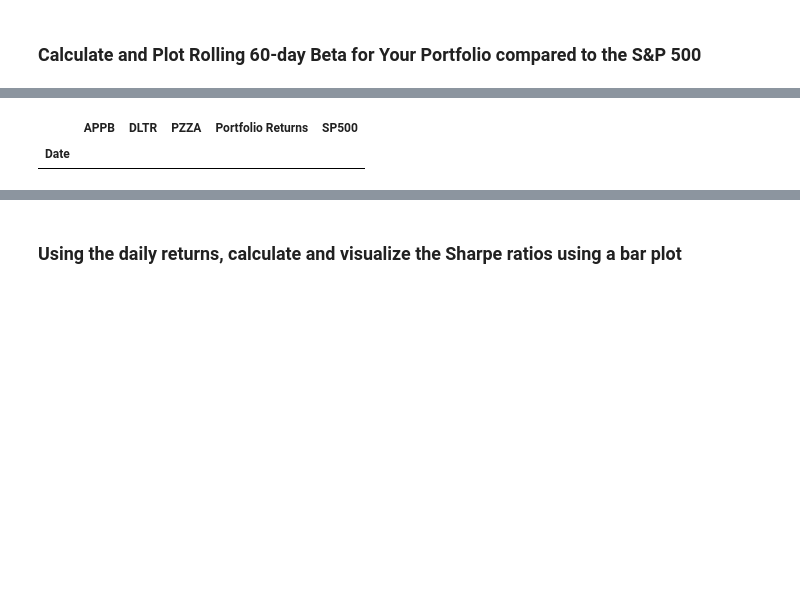
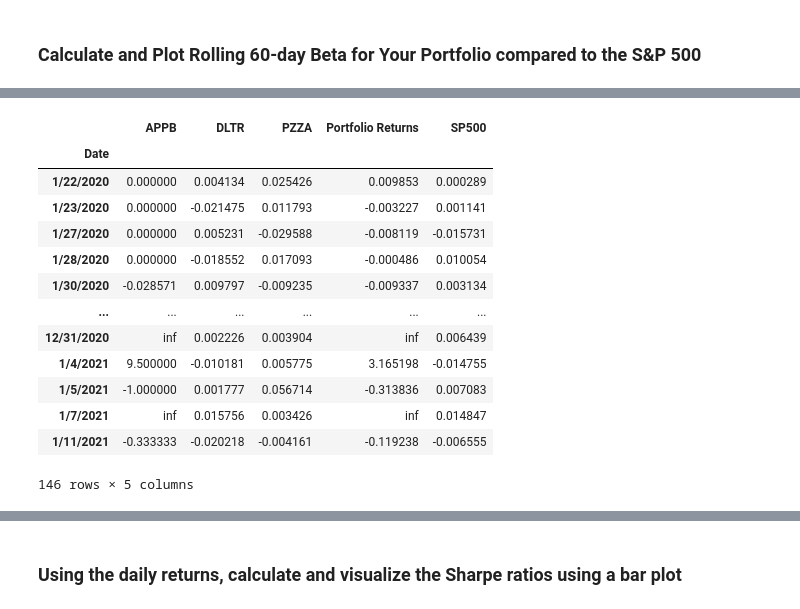
Before and after one commit to EvitaL1983/Pandas-Homework, a Jupyter notebook: Code/Starter_Code/whale_analysis.ipynb, the cells around one changed output, grey strips where cells are left out. Drawn from its saved outputs; the diff is of its cells as text; code cells hidden in the pictures; blank space fills up the shorter version.

```diff
--- a/Code/Starter_Code/whale_analysis.ipynb
+++ b/Code/Starter_Code/whale_analysis.ipynb
@@ -735,19 +735,18 @@ correlation = joined_df.corr().plot()
 ### Calculate and Plot Rolling 60-day Beta for Your Portfolio compared to the S&P 500
 # %%
 #Calculate then Concat SP500 returns to the portfolio
-#sp500_history_data = Path("Resources/sp500_history.csv")
-#sp500_history_df = pd.read_csv(sp500_history_data, infer_datetime_format = True, parse_dates = True )
-#sp500_history_df.head()
-#sp500_history_df.set_index(pd.to_datetime(sp500_history_df['Date'], infer_datetime_format=True), inplace=True)
-#sp500_history_df.head()
-#sp500_history_df = sp500_history_df.drop(columns=['Date'])
-#sp500_history_df.head()
-#sp500_history_df['Close'] = pd.to_numeric(sp500_history_df['Close'].str.replace('$', ''),)
-#sp500_daily_returns_df = sp500_history_df.pct_change()
-#sp500_daily_returns_df.head()
-#sp500_daily_returns_df = sp500_daily_returns_df.dropna().copy()
-#sp500_daily_returns_df = sp500_daily_returns_df.rename(columns={"Close":"SP500"})
-#sp500_daily_returns_df.head()
+sp500_history_21_data = Path("Resources/sp500_history_21.csv")
+sp500_history_df = pd.read_csv(sp500_history_21_data, infer_datetime_format = True, parse_dates=True)
+sp500_history_df.head()
+sp500_history_df.set_index(sp500_history_df['Date'], inplace=True)
+sp500_history_df.head()
+sp500_history_df = sp500_history_df.drop(columns=['Date'])
+sp500_history_df.head()
+sp500_daily_returns_df = sp500_history_df.pct_change()
+sp500_daily_returns_df.head()
+sp500_daily_returns_df = sp500_daily_returns_df.dropna().copy()
+sp500_daily_returns_df = sp500_daily_returns_df.rename(columns={"Close":"SP500"})
+sp500_daily_returns_df.head()
 # %% [output]
 |  | SP500 |
 | Date |  |
@@ -759,9 +779,21 @@ correlation = joined_df.corr().plot()
 # %%
-#together_df = pd.concat([joined_df, sp500_daily_returns_df], axis="columns", join="inner")
-#together_df
+together_df = pd.concat([joined_df, sp500_daily_returns_df], axis="columns", join="inner")
+together_df
 # %% [output]
 |  | APPB | DLTR | PZZA | Portfolio Returns | SP500 |
 | Date |  |  |  |  |  |
+| 1/22/2020 | 0.000000 | 0.004134 | 0.025426 | 0.009853 | 0.000289 |
+| 1/23/2020 | 0.000000 | -0.021475 | 0.011793 | -0.003227 | 0.001141 |
+| 1/27/2020 | 0.000000 | 0.005231 | -0.029588 | -0.008119 | -0.015731 |
+| 1/28/2020 | 0.000000 | -0.018552 | 0.017093 | -0.000486 | 0.010054 |
+| 1/30/2020 | -0.028571 | 0.009797 | -0.009235 | -0.009337 | 0.003134 |
+| ... | ... | ... | ... | ... | ... |
+| 12/31/2020 | inf | 0.002226 | 0.003904 | inf | 0.006439 |
+| 1/4/2021 | 9.500000 | -0.010181 | 0.005775 | 3.165198 | -0.014755 |
+| 1/5/2021 | -1.000000 | 0.001777 | 0.056714 | -0.313836 | 0.007083 |
+| 1/7/2021 | inf | 0.015756 | 0.003426 | inf | 0.014847 |
+| 1/11/2021 | -0.333333 | -0.020218 | -0.004161 | -0.119238 | -0.006555 |
+146 rows × 5 columns
 # %%
 # Calculate and plot Beta
 
```
Also changed, not shown: parts of 4 cells of this notebook, 1 other file.
